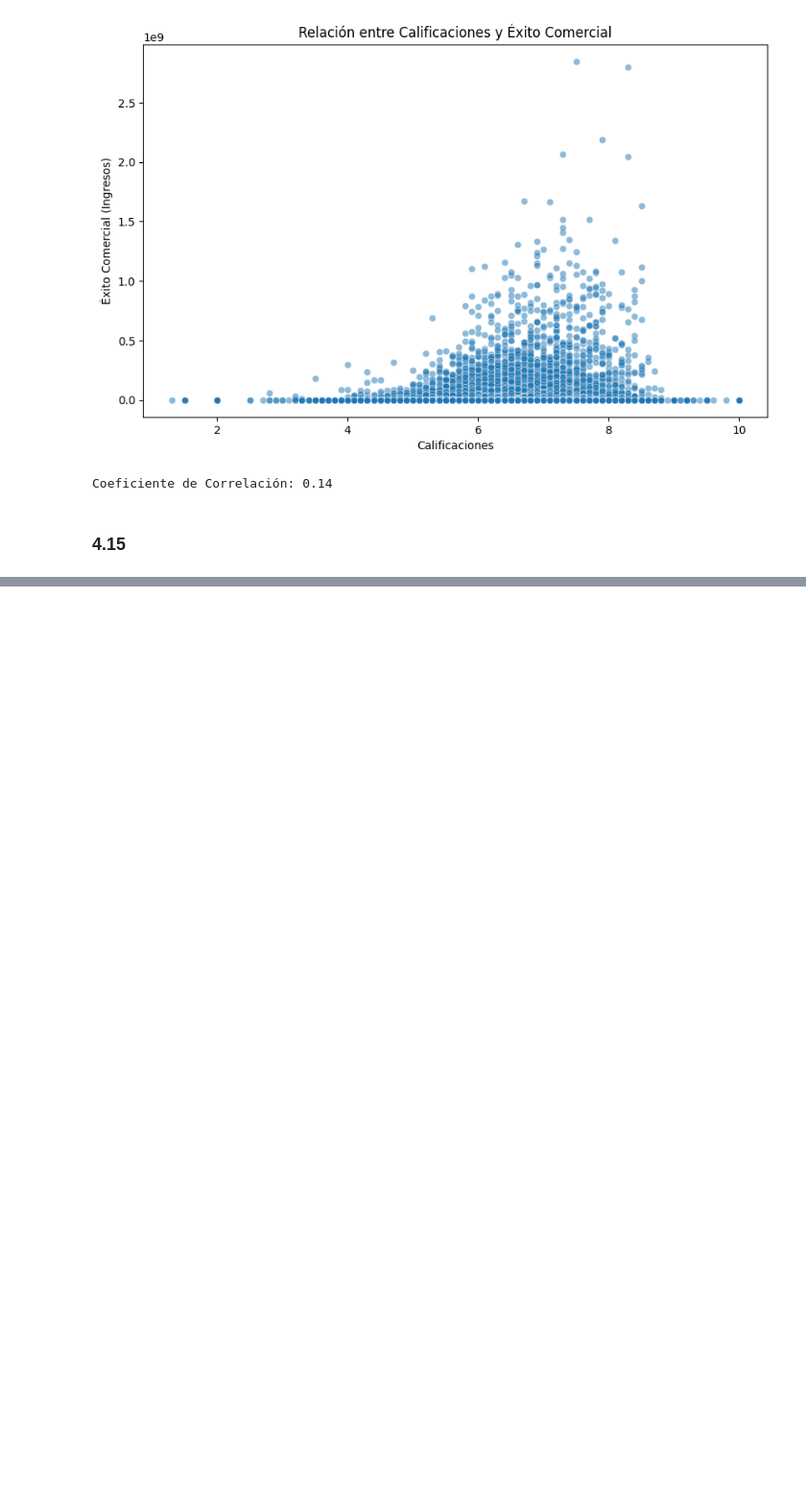
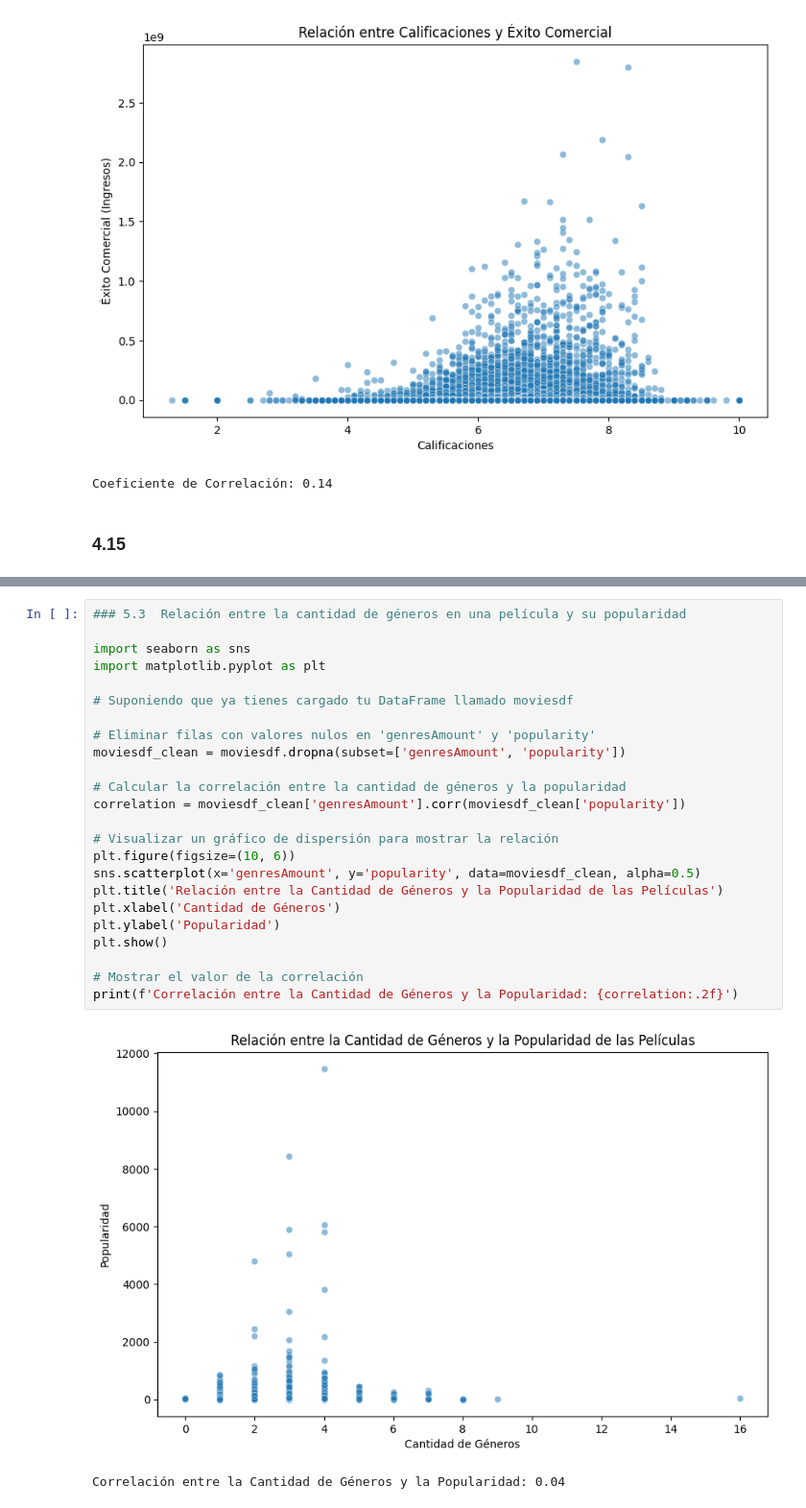
Before and after one commit to Arthurs101/HT-1DATAMINING, a Jupyter notebook: HT.ipynb, the cells around one changed output, grey strips where cells are left out. Shown at 96% size. Drawn from its saved outputs; the diff is of its cells as text; blank space fills up the shorter version.

```diff
--- a/HT.ipynb
+++ b/HT.ipynb
@@ -611,0 +685,27 @@ See the caveats in the documentation: https://pandas.pydata.org/pandas-docs/stab
+# %%
+### 5.3  Relación entre la cantidad de géneros en una película y su popularidad
+
+import seaborn as sns
+import matplotlib.pyplot as plt
+
+# Suponiendo que ya tienes cargado tu DataFrame llamado moviesdf
+
+# Eliminar filas con valores nulos en 'genresAmount' y 'popularity'
+moviesdf_clean = moviesdf.dropna(subset=['genresAmount', 'popularity'])
+
+# Calcular la correlación entre la cantidad de géneros y la popularidad
+correlation = moviesdf_clean['genresAmount'].corr(moviesdf_clean['popularity'])
+
+# Visualizar un gráfico de dispersión para mostrar la relación
+plt.figure(figsize=(10, 6))
+sns.scatterplot(x='genresAmount', y='popularity', data=moviesdf_clean, alpha=0.5)
+plt.title('Relación entre la Cantidad de Géneros y la Popularidad de las Películas')
+plt.xlabel('Cantidad de Géneros')
+plt.ylabel('Popularidad')
+plt.show()
+
+# Mostrar el valor de la correlación
+print(f'Correlación entre la Cantidad de Géneros y la Popularidad: {correlation:.2f}')
+# %% [output]
+[figure, added]
+Correlación entre la Cantidad de Géneros y la Popularidad: 0.04
```
Also changed, not shown: parts of 7 cells of this notebook.
